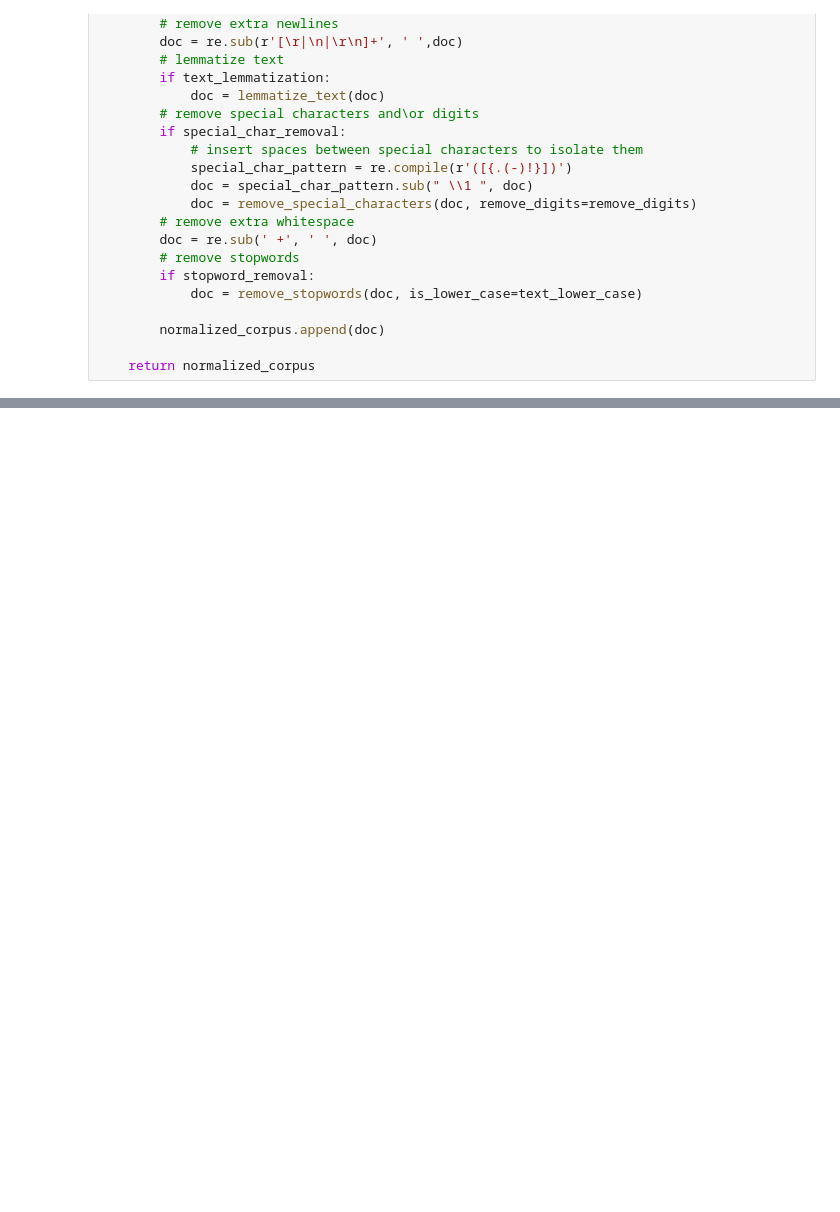
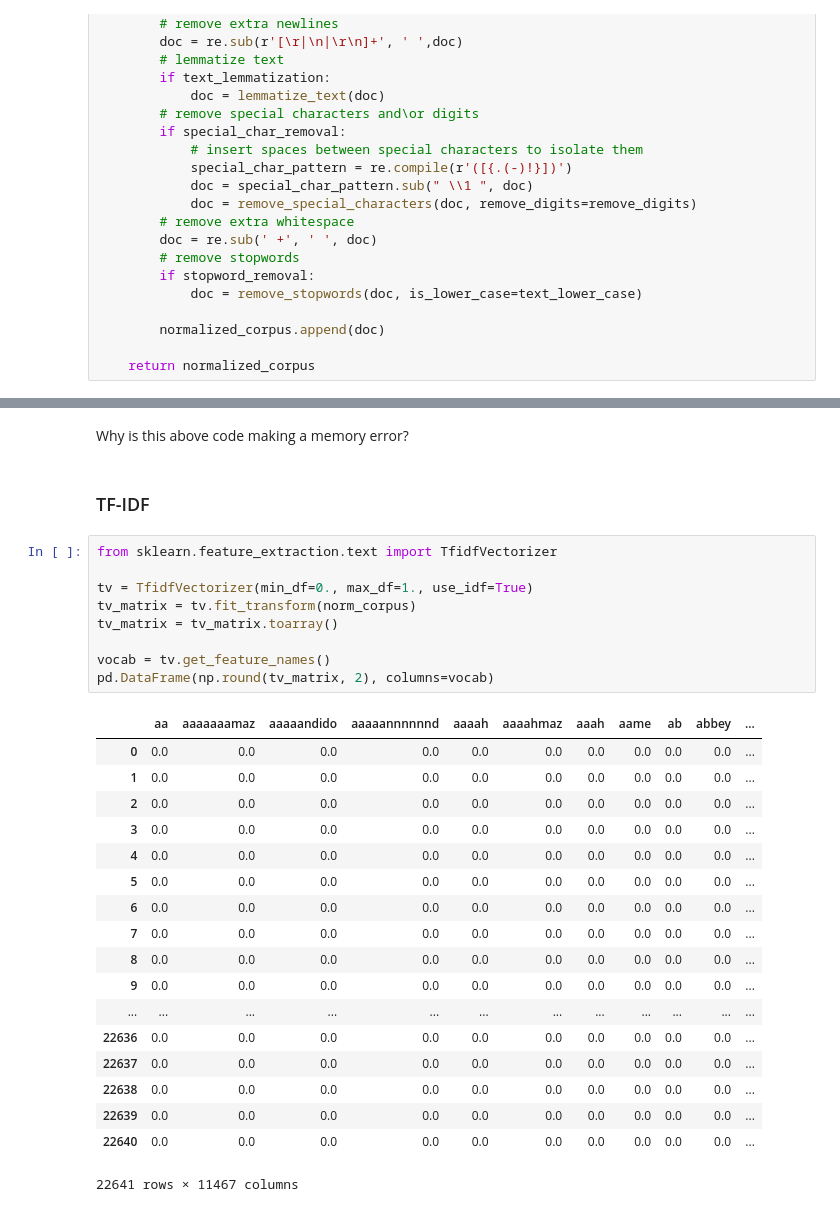
Before and after one commit to mamitch/Springboard_Capstone_Project_2, a Jupyter notebook: Capstone Project 2 Code.ipynb, the cells around one changed output, grey strips where cells are left out. Saved outputs shown, nothing was run; the diff lists cells and outputs as text; blank space fills up the shorter version.

```diff
--- a/Capstone Project 2 Code.ipynb
+++ b/Capstone Project 2 Code.ipynb
@@ -343,0 +444,32 @@ TypeError: normalize() argument 2 must be str, not float
+# %% [markdown]
+Why is this above code making a memory error?
+# %% [markdown]
+### TF-IDF
+# %%
+from sklearn.feature_extraction.text import TfidfVectorizer
+
+tv = TfidfVectorizer(min_df=0., max_df=1., use_idf=True)
+tv_matrix = tv.fit_transform(norm_corpus)
+tv_matrix = tv_matrix.toarray()
+
+vocab = tv.get_feature_names()
+pd.DataFrame(np.round(tv_matrix, 2), columns=vocab)
+# %% [output]
+|  | aa | aaaaaaamaz | aaaaandido | aaaaannnnnnd | aaaah | aaaahmaz | aaah | aame | ab | abbey | ... |
+| 0 | 0.0 | 0.0 | 0.0 | 0.0 | 0.0 | 0.0 | 0.0 | 0.0 | 0.0 | 0.0 | ... |
+| 1 | 0.0 | 0.0 | 0.0 | 0.0 | 0.0 | 0.0 | 0.0 | 0.0 | 0.0 | 0.0 | ... |
+| 2 | 0.0 | 0.0 | 0.0 | 0.0 | 0.0 | 0.0 | 0.0 | 0.0 | 0.0 | 0.0 | ... |
+| 3 | 0.0 | 0.0 | 0.0 | 0.0 | 0.0 | 0.0 | 0.0 | 0.0 | 0.0 | 0.0 | ... |
+| 4 | 0.0 | 0.0 | 0.0 | 0.0 | 0.0 | 0.0 | 0.0 | 0.0 | 0.0 | 0.0 | ... |
+| 5 | 0.0 | 0.0 | 0.0 | 0.0 | 0.0 | 0.0 | 0.0 | 0.0 | 0.0 | 0.0 | ... |
+| 6 | 0.0 | 0.0 | 0.0 | 0.0 | 0.0 | 0.0 | 0.0 | 0.0 | 0.0 | 0.0 | ... |
+| 7 | 0.0 | 0.0 | 0.0 | 0.0 | 0.0 | 0.0 | 0.0 | 0.0 | 0.0 | 0.0 | ... |
+| 8 | 0.0 | 0.0 | 0.0 | 0.0 | 0.0 | 0.0 | 0.0 | 0.0 | 0.0 | 0.0 | ... |
+| 9 | 0.0 | 0.0 | 0.0 | 0.0 | 0.0 | 0.0 | 0.0 | 0.0 | 0.0 | 0.0 | ... |
+| ... | ... | ... | ... | ... | ... | ... | ... | ... | ... | ... | ... |
+| 22636 | 0.0 | 0.0 | 0.0 | 0.0 | 0.0 | 0.0 | 0.0 | 0.0 | 0.0 | 0.0 | ... |
+| 22637 | 0.0 | 0.0 | 0.0 | 0.0 | 0.0 | 0.0 | 0.0 | 0.0 | 0.0 | 0.0 | ... |
+| 22638 | 0.0 | 0.0 | 0.0 | 0.0 | 0.0 | 0.0 | 0.0 | 0.0 | 0.0 | 0.0 | ... |
+| 22639 | 0.0 | 0.0 | 0.0 | 0.0 | 0.0 | 0.0 | 0.0 | 0.0 | 0.0 | 0.0 | ... |
+| 22640 | 0.0 | 0.0 | 0.0 | 0.0 | 0.0 | 0.0 | 0.0 | 0.0 | 0.0 | 0.0 | ... |
+22641 rows × 11467 columns
```
Also changed, not shown: parts of 18 cells of this notebook.
